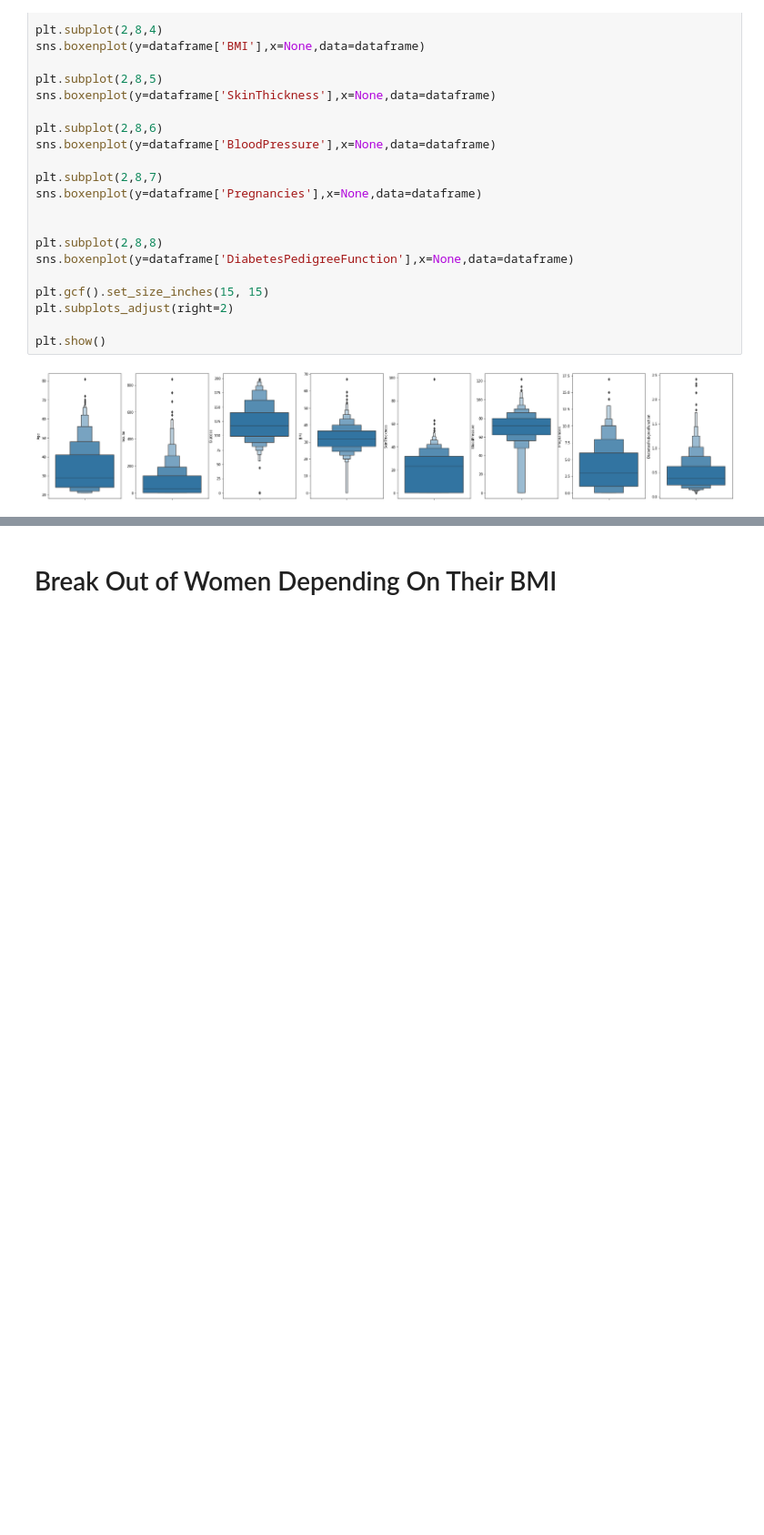
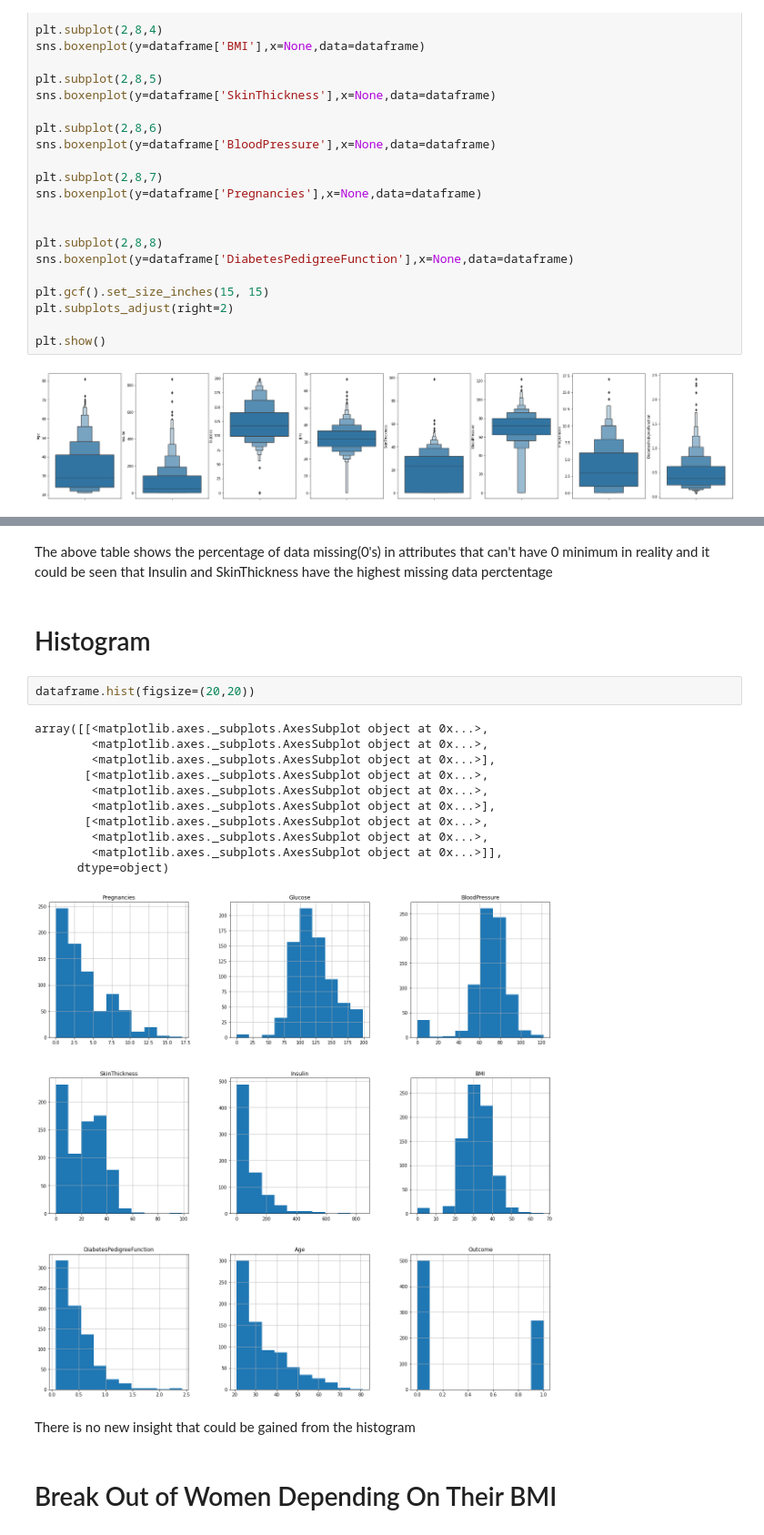
Before and after one commit to mpaydar/CS381, a Jupyter notebook: project1.ipynb, the cells around one changed output, grey strips where cells are left out. Shown at 91% size. Drawn from its saved outputs; the diff is of its cells as text; blank space fills up the shorter version.

```diff
--- a/project1.ipynb
+++ b/project1.ipynb
@@ -293,3 +342,23 @@ Glucose has an outlier on 0
+# %% [markdown]
+The above table shows the percentage of data missing(0's) in attributes that can't have 0 minimum in reality and it could be seen that Insulin and SkinThickness have the highest missing data perctentage
+# %% [markdown]
+# Histogram
+# %%
+dataframe.hist(figsize=(20,20))
+# %% [output]
+array([[<matplotlib.axes._subplots.AxesSubplot object at 0x...>,
+        <matplotlib.axes._subplots.AxesSubplot object at 0x...>,
+        <matplotlib.axes._subplots.AxesSubplot object at 0x...>],
+       [<matplotlib.axes._subplots.AxesSubplot object at 0x...>,
+        <matplotlib.axes._subplots.AxesSubplot object at 0x...>,
+        <matplotlib.axes._subplots.AxesSubplot object at 0x...>],
+       [<matplotlib.axes._subplots.AxesSubplot object at 0x...>,
+        <matplotlib.axes._subplots.AxesSubplot object at 0x...>,
+        <matplotlib.axes._subplots.AxesSubplot object at 0x...>]],
+      dtype=object)
+[figure, added]
+# %% [markdown]
+There is no new insight that could be gained from the histogram
 # %% [markdown]
 # Break Out of Women Depending On Their BMI
 # %%
```
Also changed, not shown: parts of 21 cells of this notebook.
